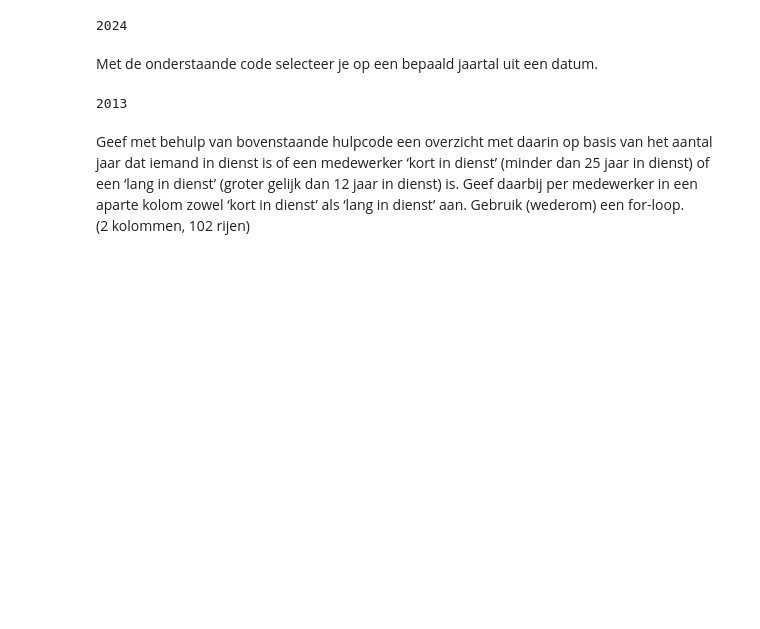
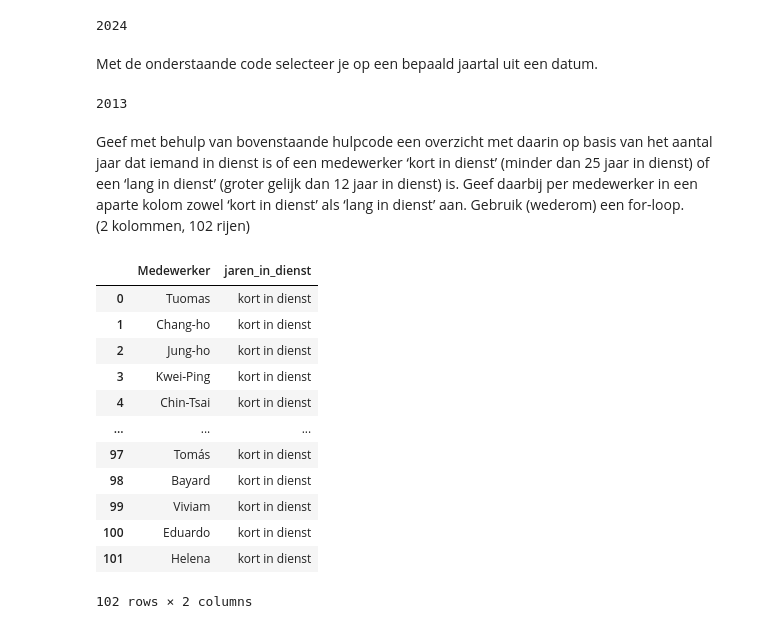
Before and after one commit to robbertsteggerda/deds_week_2, a Jupyter notebook: Practicum_2.3_Opdrachten.ipynb, the cells around one changed output. Drawn from its saved outputs; the diff is of its cells as text; code cells hidden in the pictures; blank space fills up the shorter version.

```diff
--- a/Practicum_2.3_Opdrachten.ipynb
+++ b/Practicum_2.3_Opdrachten.ipynb
@@ -516,3 +599,32 @@ date_obj.year
 # %% [markdown]
 Geef met behulp van bovenstaande hulpcode een overzicht met daarin op basis van het aantal jaar dat iemand in dienst is of een medewerker ‘kort in dienst’ (minder dan 25 jaar in dienst) of een ‘lang in dienst’ (groter gelijk dan 12 jaar in dienst) is. Geef daarbij per medewerker in een aparte kolom zowel ‘kort in dienst’ als ‘lang in dienst’ aan. Gebruik (wederom) een for-loop.<br>
 (2 kolommen, 102 rijen)
+# %%
+frame = sales_staff
+frame.rename(columns={"FIRST_NAME": "Medewerker"}, inplace=True)
+dienst_data = []
+
+for index, row in frame.iterrows():
+    frame["DATE_HIRED"] = pd.to_datetime(frame["DATE_HIRED"], dayfirst=True)
+
+    if date.today().year - date.today().year - row["DATE_HIRED"].year >= 25:
+        dienst_data.append("lang in dienst")
+    else:
+        dienst_data.append("kort in dienst")
+
+frame["jaren_in_dienst"] = dienst_data
+frame.loc[:, ["Medewerker", "jaren_in_dienst"]]
+# %% [output]
+|  | Medewerker | jaren_in_dienst |
+| 0 | Tuomas | kort in dienst |
+| 1 | Chang-ho | kort in dienst |
+| 2 | Jung-ho | kort in dienst |
+| 3 | Kwei-Ping | kort in dienst |
+| 4 | Chin-Tsai | kort in dienst |
+| ... | ... | ... |
+| 97 | Tomás | kort in dienst |
+| 98 | Bayard | kort in dienst |
+| 99 | Viviam | kort in dienst |
+| 100 | Eduardo | kort in dienst |
+| 101 | Helena | kort in dienst |
+102 rows × 2 columns
```
Also changed, not shown: parts of 10 cells of this notebook.
